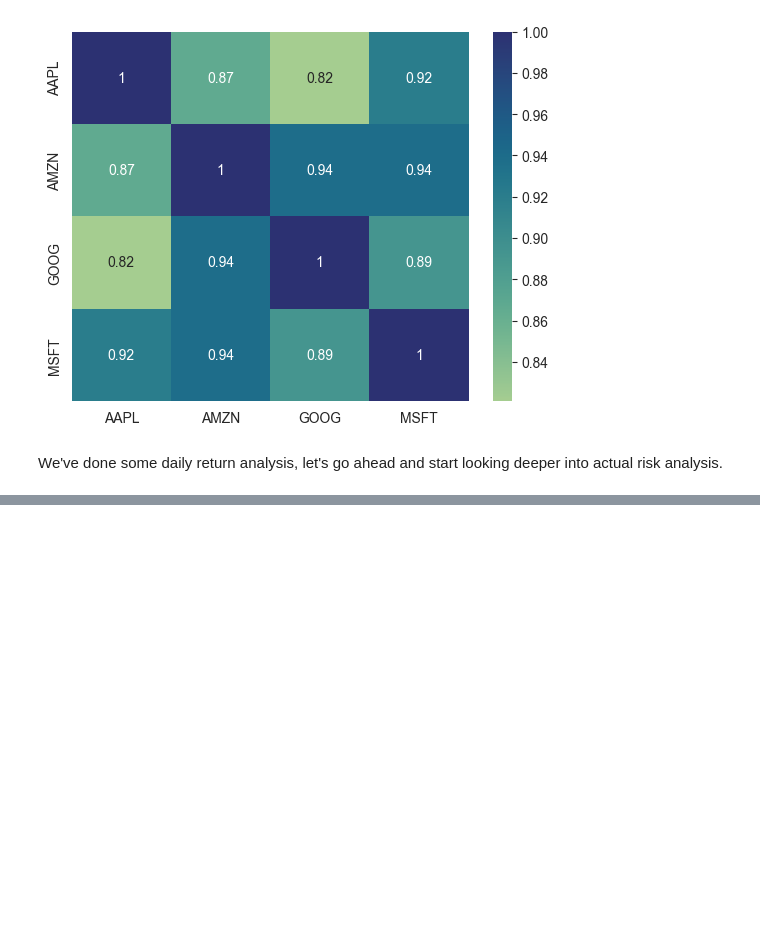
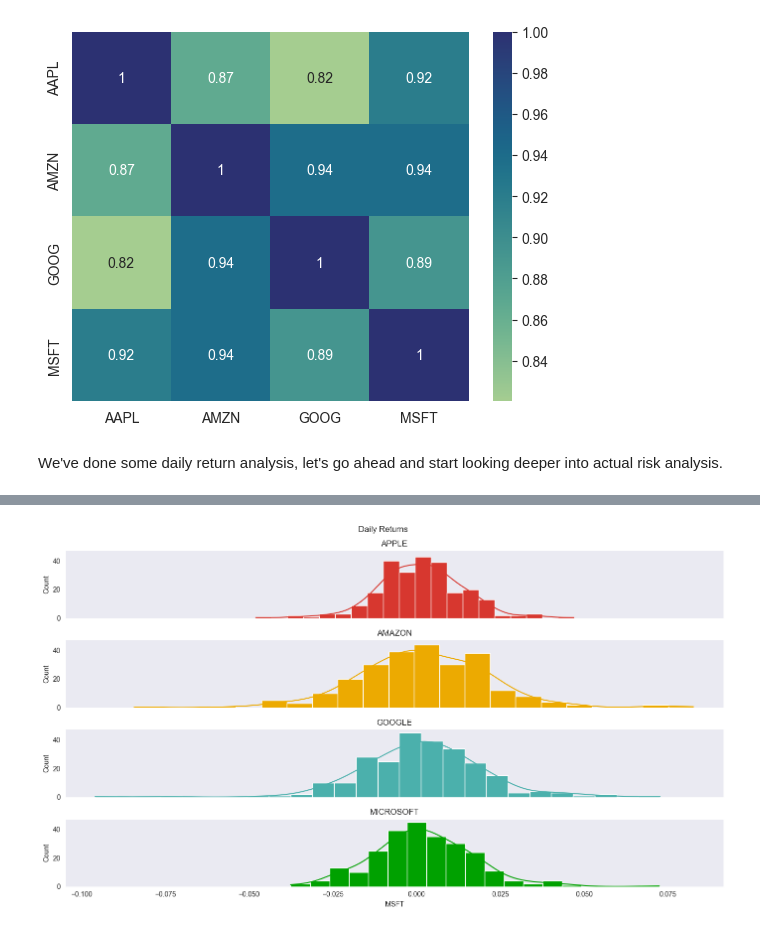
Before and after one commit to kellyle404/Risk_analysis_tech_stocks, a Jupyter notebook: finance.ipynb, the cells around one changed output, grey strips where cells are left out. Cells and saved outputs as stored; diff of their text form; code cells hidden in the pictures; blank space fills up the shorter version.

```diff
--- a/finance.ipynb
+++ b/finance.ipynb
@@ -237,0 +244,7 @@ We've done some daily return analysis, let's go ahead and start looking deeper i
+# %%
+all_returns = all_close.copy()
+
+for column in ['AAPL', 'AMZN', 'GOOG', 'MSFT']:
+    all_returns[column] = all_returns[column].pct_change()
+
+all_returns
@@ -237,0 +266,19 @@ We've done some daily return analysis, let's go ahead and start looking deeper i
+# %%
+fig, ax = plt.subplots(nrows = 4, ncols = 1, figsize = (14, 8), sharex = True, sharey = True)
+plt.suptitle('Daily Returns')
+
+sns.histplot(data = all_returns['AAPL'], alpha = 1, color = '#d7372f', kde = True, ax = ax[0])
+ax[0].set_title('APPLE')
+
+sns.histplot(data = all_returns['AMZN'], alpha = 1, color = '#ecaa01', kde = True, ax = ax[1])
+ax[1].set_title('AMAZON')
+
+sns.histplot(data = all_returns['GOOG'], alpha = 1, color = '#4bb0ac', kde = True, ax = ax[2])
+ax[2].set_title('GOOGLE')
+
+sns.histplot(data = all_returns['MSFT'], alpha = 1, color = '#00a100', kde = True, ax = ax[3])
+ax[3].set_title('MICROSOFT')
+
+plt.tight_layout()
+# %% [output]
+[figure, added]
```
Also changed, not shown: parts of 14 cells of this notebook.
